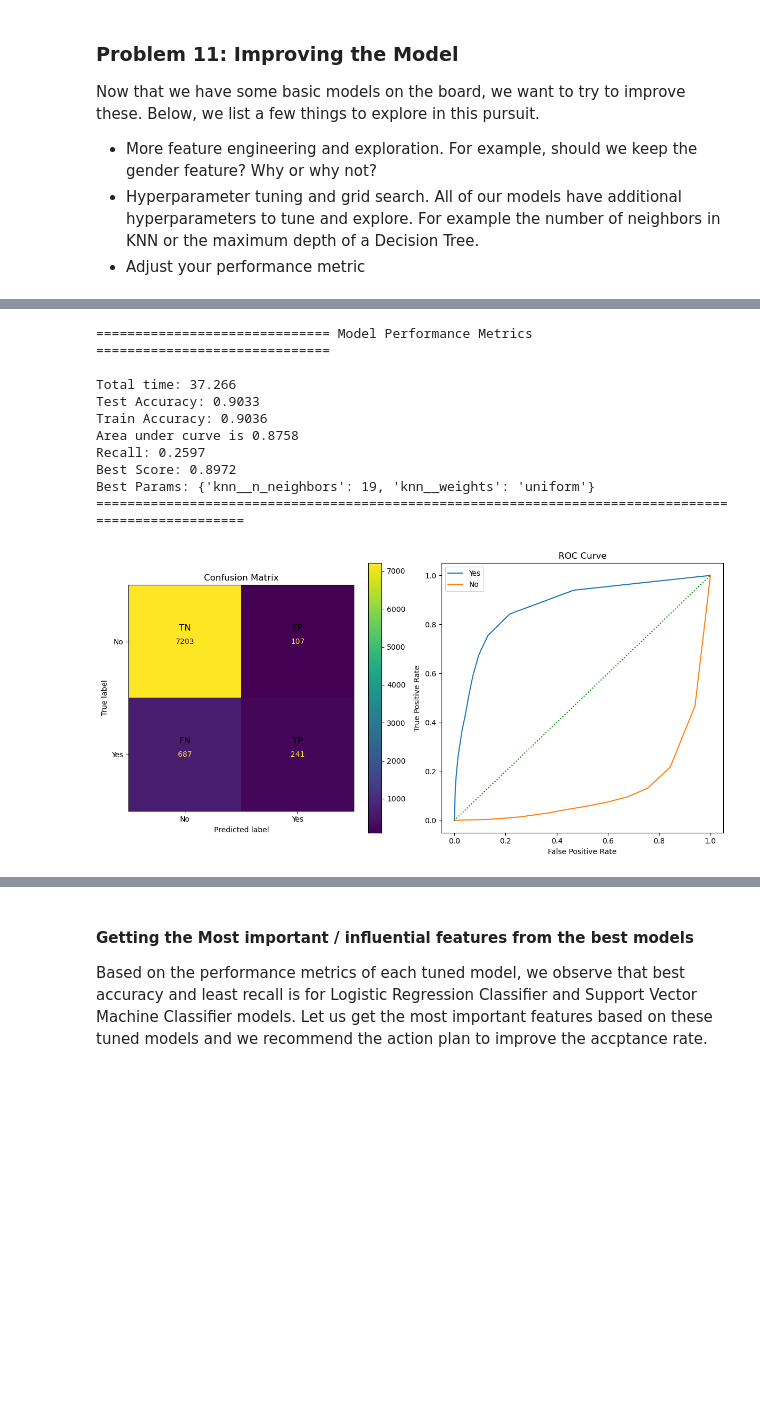
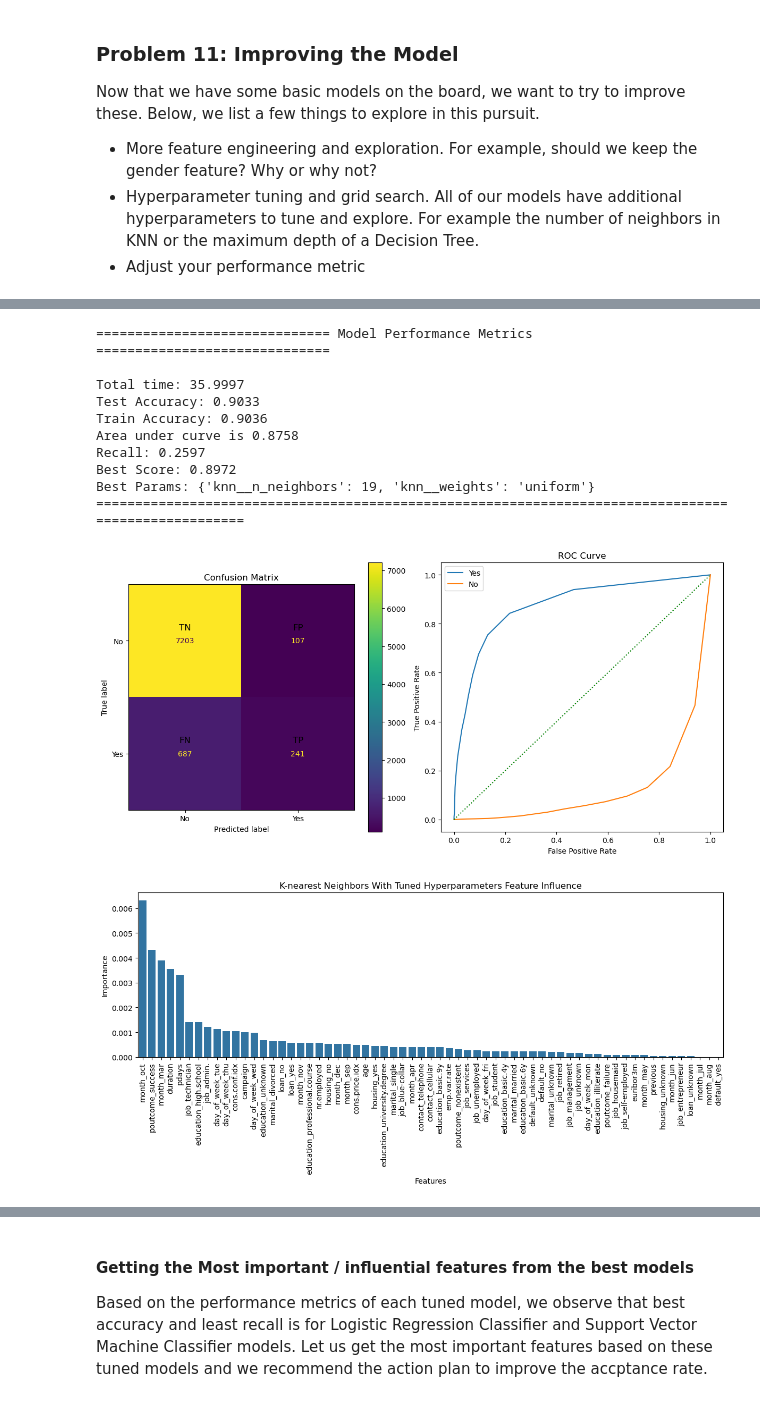
Before and after one commit to nachiketpatil/bank_marketing_analysis, a Jupyter notebook: bank_marketing_analysis.ipynb, the cells around one changed output, grey strips where cells are left out. Cells and saved outputs as stored; diff of their text form; code cells hidden in the pictures; blank space fills up the shorter version.

```diff
--- a/bank_marketing_analysis.ipynb
+++ b/bank_marketing_analysis.ipynb
@@ -779,33 +772,46 @@ Best Params: {'dtree__criterion': 'gini', 'dtree__max_depth': 5, 'dtree__min_sam
 # %%
 # Running Grid search to find best Hyperparameter tuning for K-nearest Neighbors model
 knn_start_time = time.time()
 knn_param_grid = {
-    'knn__n_neighbors': list(range(1, 20)),       # number of neighbors to use
-    'knn__weights': ['uniform', 'distance'],      # weighting strategy
+    "knn__n_neighbors": list(range(1, 20)),       # number of neighbors to use
+    "knn__weights": ["uniform", "distance"],      # weighting strategy
 }
 
-knn_grid = GridSearchCV(knn_pipe, knn_param_grid, cv=5, n_jobs=1, verbose=0, scoring={'accuracy': 'accuracy'}, refit='accuracy')
+knn_grid = GridSearchCV(knn_pipe, knn_param_grid, cv=5, n_jobs=1, verbose=0, scoring={"accuracy": "accuracy"}, refit="accuracy")
 knn_grid.fit(X_train, y_train)
 knn_test_preds = knn_grid.best_estimator_.predict(X_test)
 knn_train_preds = knn_grid.best_estimator_.predict(X_train)
 knn_end_time = time.time()
 knn_time_taken = (knn_end_time - knn_start_time) #seconds
 
 print_perf_metrics(knn_grid.best_estimator_, knn_train_preds, knn_test_preds, knn_time_taken, knn_grid.best_params_, knn_grid.best_score_)
 
 conf_matrix_roc_plot("K-nearest Neighbors Model with Tuned Hyperparameters", knn_grid.best_estimator_, X_test, y_test)
+
+# plotting the influence of each feature on the target
+knn_result = permutation_importance(knn_grid.best_estimator_, X_test, y_test, n_repeats=3)
+knn_result_df = pd.DataFrame(index=X_test.columns, data=np.abs(knn_result.importances_mean), columns=["Importance"])
+knn_result_df = knn_result_df.sort_values(by="Importance", ascending=False)
+knn_result_df = knn_result_df.reset_index()
+knn_result_df.columns = ["Features", "Importance"]
+plt.figure(figsize=(12, 6))
+plt.title("K-nearest Neighbors With Tuned Hyperparameters Feature Influence")
+sns.barplot(data=knn_result_df, x="Features", y="Importance")
+plt.xticks(rotation=90);
+plt.savefig("images/knn_tuned_feature_influence.png")
 # %% [output]
 ============================== Model Performance Metrics ==============================
 
-Total time: 37.266
+Total time: 35.9997
 Test Accuracy: 0.9033
 Train Accuracy: 0.9036
 Area under curve is 0.8758
 Recall: 0.2597
 Best Score: 0.8972
 Best Params: {'knn__n_neighbors': 19, 'knn__weights': 'uniform'}
 ====================================================================================================
 [figure]
+[figure, added]
 # %%
 # Running Grid search to find best Hyperparameter tuning for Support Vector Machine model
 svm_start_time = time.time()
```
Also changed, not shown: parts of 27 cells of this notebook.
